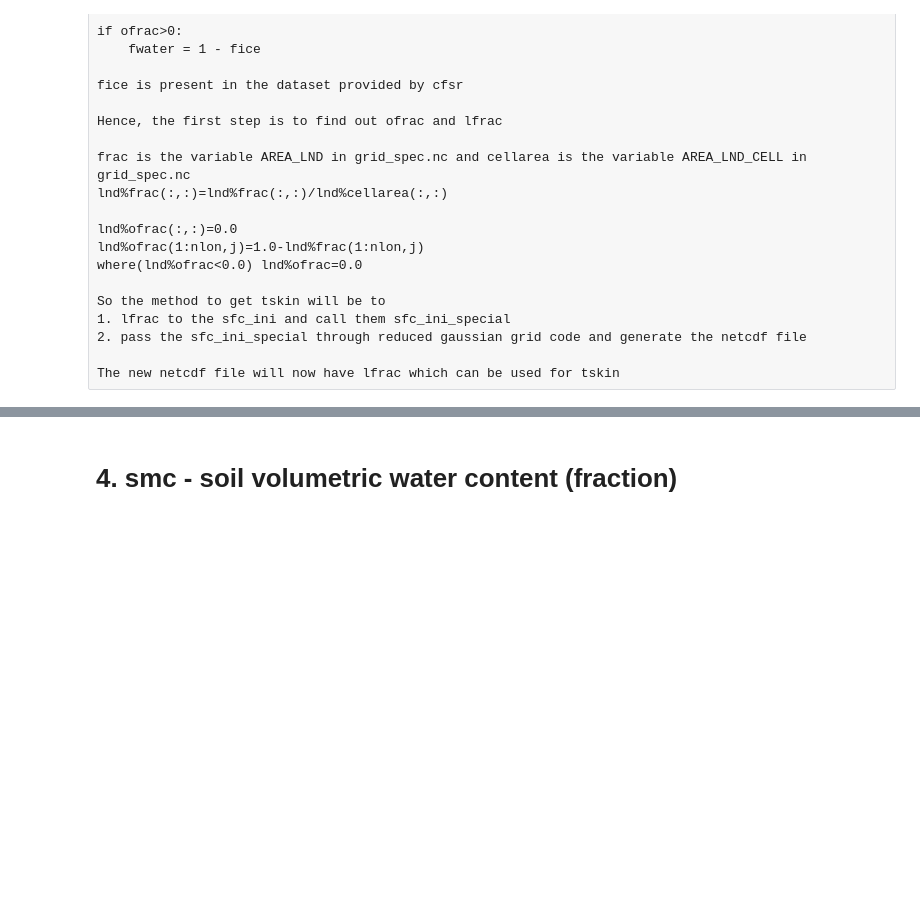
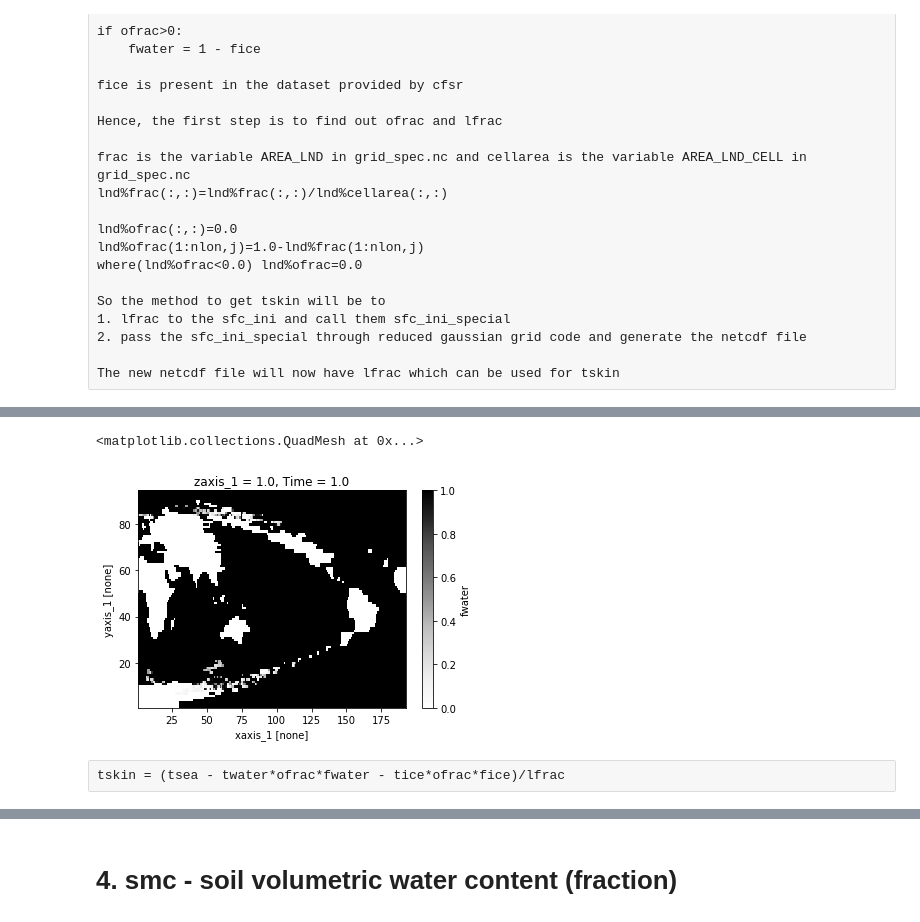
Before and after one commit to manmeet3591/python_class, a Jupyter notebook: xarray_tutorial/analyse_compare_surface_restart.ipynb, the cells around one changed output, grey strips where cells are left out. Cells and saved outputs as stored; diff of their text form; code cells hidden in the pictures; blank space fills up the shorter version.

```diff
--- a/xarray_tutorial/analyse_compare_surface_restart.ipynb
+++ b/xarray_tutorial/analyse_compare_surface_restart.ipynb
@@ -123,0 +180,17 @@ The new netcdf file will now have lfrac which can be used for tskin
+# %%
+#if ofrac>0:
+#    fwater = 1 - fice
+fwater = np.zeros(ds_sfc_ini_red.fice.shape)
+for i in range(fwater.shape[2]):
+    for j in range(fwater.shape[3]):
+        if ofrac[0,0,i,j].values.flatten()[0]>0.0:
+            fwater[0,0,i,j] = 1 - ds_sfc_ini_red.fice[0,0,i,j].values.flatten()[0]
+# %%
+ds_sfc_ini_red['fwater'] = (('Time', 'zaxis_1', 'yaxis_1', 'xaxis_1'), fwater)
+# %%
+ds_sfc_ini_red.fwater.plot(cmap='Greys')
+# %% [output]
+<matplotlib.collections.QuadMesh at 0x...>
+[figure, added]
+# %% [raw]
+tskin = (tsea - twater*ofrac*fwater - tice*ofrac*fice)/lfrac
```
Also changed, not shown: parts of 46 cells of this notebook.
